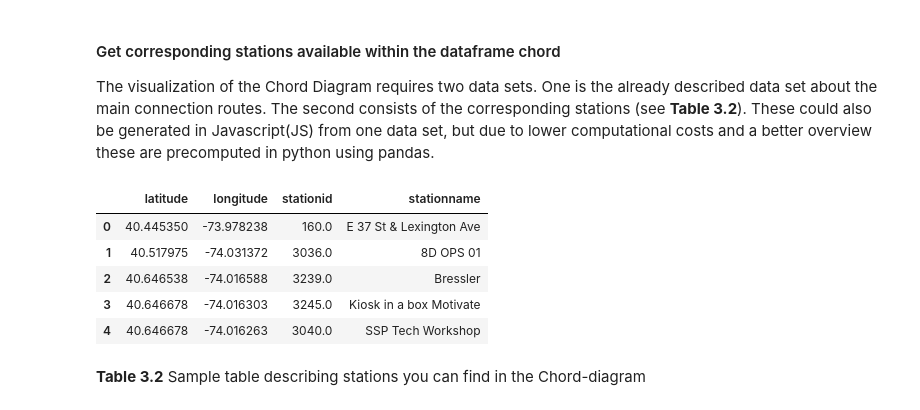
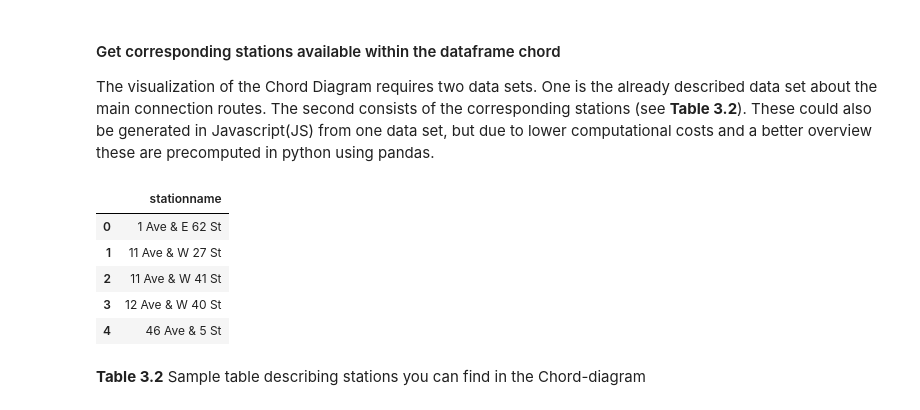
Before and after one commit to eikekutz/SocialDataProject, a Jupyter notebook: ProjectAssignmentB.ipynb, the cells around one changed output. Cells and saved outputs as stored; diff of their text form; code cells hidden in the pictures.

```diff
--- a/ProjectAssignmentB.ipynb
+++ b/ProjectAssignmentB.ipynb
@@ -311,12 +310,20 @@ stations.to_csv('observable_data/stations.csv',index=False)
+# %%
+#Write all start and end stations into a .csv file - workaround for merging them
+chord.groupby([chord['startstationname']])[['value']].count().drop(['value'],axis=1).to_csv('chord_startstations.csv',index=True)
+chord.groupby([chord['endstationname']])[['value']].count().drop(['value'],axis=1).to_csv('chord_endstations.csv',index=True)
+chord_startstations = pd.read_csv('chord_startstations.csv',header=None,names=['stationname'],skiprows=1)
+chord_endstations = pd.read_csv('chord_endstations.csv',header=None,names=['stationname'],skiprows=1)
+chord_stations =  pd.concat([chord_startstations,chord_endstations])#.drop_duplicates().reset_index(drop=True)
+chord_stations.to_csv('observable_data/chord_stations.csv',index=False)
 # %%
-stations.head(5)
+chord_stations.head(5)
 # %% [output]
-|  | latitude | longitude | stationid | stationname |
-| 0 | 40.445350 | -73.978238 | 160.0 | E 37 St & Lexington Ave |
-| 1 | 40.517975 | -74.031372 | 3036.0 | 8D OPS 01 |
-| 2 | 40.646538 | -74.016588 | 3239.0 | Bressler |
-| 3 | 40.646678 | -74.016303 | 3245.0 | Kiosk in a box Motivate |
-| 4 | 40.646678 | -74.016263 | 3040.0 | SSP Tech Workshop |
+|  | stationname |
+| 0 | 1 Ave & E 62 St |
+| 1 | 11 Ave & W 27 St |
+| 2 | 11 Ave & W 41 St |
+| 3 | 12 Ave & W 40 St |
+| 4 | 46 Ave & 5 St |
 # %% [markdown]
 **Table 3.2** Sample table describing stations you can find in the Chord-diagram
 # %% [markdown]
```
Also changed, not shown: parts of 18 cells of this notebook, 17 other files.
